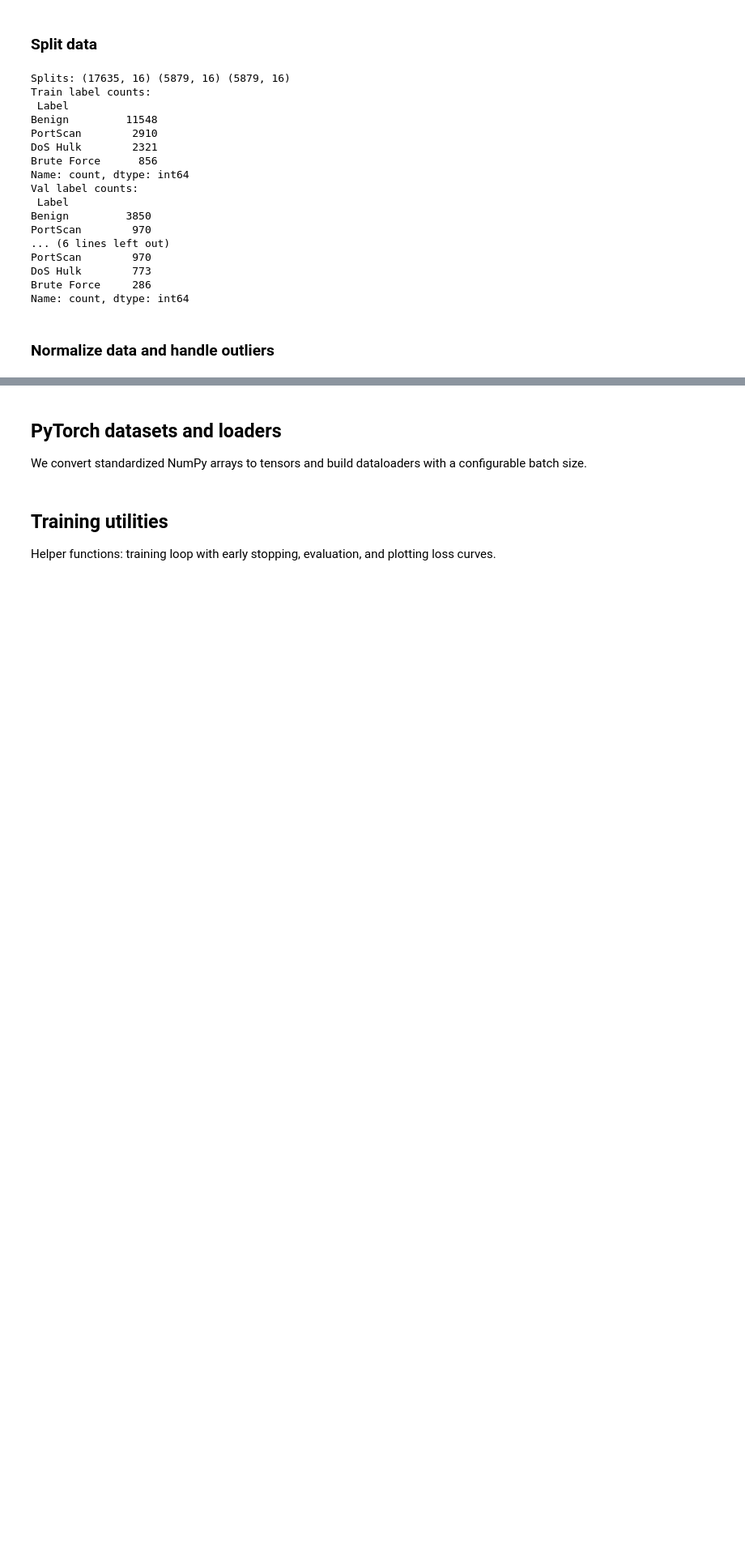
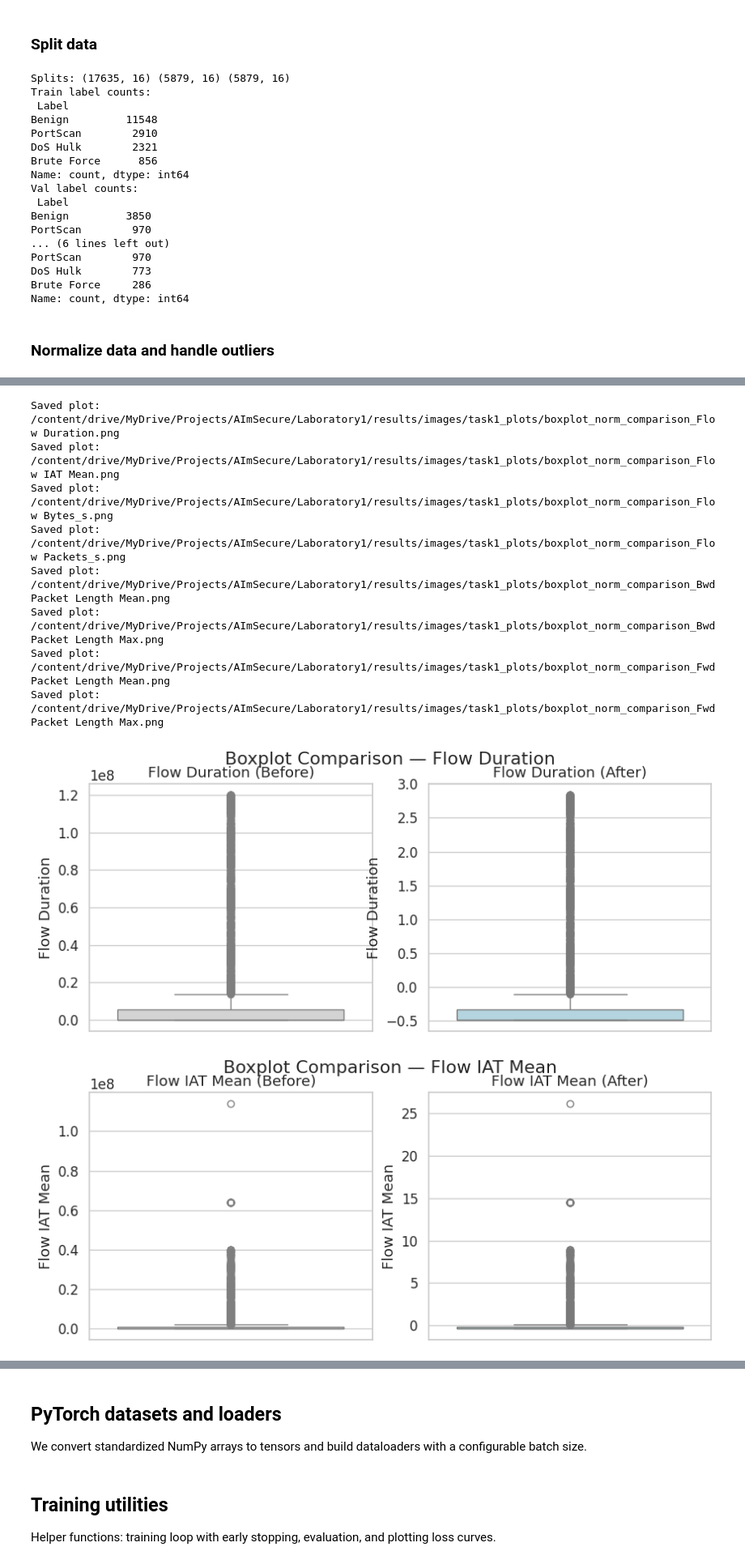
Before and after one commit to AImSecure/Laboratory1, a Jupyter notebook: lab/notebooks/Lab1_FFNN.ipynb, the cells around one changed output, grey strips where cells are left out. Shown at 81% size. Cells and saved outputs as stored; diff of their text form; code cells hidden in the pictures; blank space fills up the shorter version.

Commit message:
Laboratory 1 update

```diff
--- a/lab/notebooks/Lab1_FFNN.ipynb
+++ b/lab/notebooks/Lab1_FFNN.ipynb
@@ -338,22 +371,11 @@ zs = ((X_train[num_cols] - X_train[num_cols].mean())/X_train[num_cols].std(ddof=
 outlier_counts = (zs > 3).sum().sort_values(ascending=False)
 print("\nOutliers (>3 std) per feature on train:\n", outlier_counts.head(10))
 
-# Handle infinite values by replacing with NaN
-X_train[num_cols] = X_train[num_cols].replace([np.inf, -np.inf], np.nan)
-X_val[num_cols] = X_val[num_cols].replace([np.inf, -np.inf], np.nan)
-X_test[num_cols] = X_test[num_cols].replace([np.inf, -np.inf], np.nan)
-
-# Impute missing values using median strategy fitted on training data
-imputer = SimpleImputer(strategy='median')
-X_train_imputed = imputer.fit_transform(X_train[num_cols])
-X_val_imputed = imputer.transform(X_val[num_cols])
-X_test_imputed = imputer.transform(X_test[num_cols])
-
 # Standardize features using StandardScaler fitted on training data only
 scaler = StandardScaler()
-X_train_s = scaler.fit_transform(X_train_imputed)
-X_val_s = scaler.transform(X_val_imputed)
-X_test_s = scaler.transform(X_test_imputed)
+X_train_s = scaler.fit_transform(X_train[num_cols]) # Apply to dataframe directly after dropping NaNs
+X_val_s = scaler.transform(X_val[num_cols])
+X_test_s = scaler.transform(X_test[num_cols])
 
 # --- Save preprocessing metadata for reproducibility ---
 
@@ -361,7 +383,7 @@ scaler_meta = {
     "type":"StandardScaler",
     "fit_on":"train",
     "num_features": num_cols,
-    "imputer_strategy": "median"
+    "nan_handling": "dropped_rows" # Updated metadata
 }
 
 # Create metrics_dir if it doesn't exist
@@ -574,0 +411,36 @@ def plot_histograms_before_after(X_before, X_after, feature_names=None, bins=30,
+# %%
+# --- Generate visualization plots for outlier analysis and dimensionality reduction ---
+
+# TODO: remove functions that are not needed:
+#plot_boxplots
+#plot_boxplots_by_class
+#plot_histograms_before_after
+
+
+# Create boxplots for top numeric features
+
+# Generate boxplots for the top features after standardization
+top_features_for_plotting = [
+    'Flow Duration',
+    'Flow IAT Mean',
+    'Flow Bytes/s',
+    'Flow Packets/s',
+    'Bwd Packet Length Mean',
+    'Bwd Packet Length Max',
+    'Fwd Packet Length Mean',
+    'Fwd Packet Length Max'
+]
+
+# Ensure the plot_boxplots_before_after function is defined (it's in cell GsY0Xe28wZjM)
+plot_boxplots_before_after(X_train[top_features_for_plotting], X_train_s[:, [numeric_cols.index(f) for f in top_features_for_plotting]], feature_names=top_features_for_plotting, save_path=save_dir)
+# %% [output]
+Saved plot: /content/drive/MyDrive/Projects/AImSecure/Laboratory1/results/images/task1_plots/boxplot_norm_comparison_Flow Duration.png
+Saved plot: /content/drive/MyDrive/Projects/AImSecure/Laboratory1/results/images/task1_plots/boxplot_norm_comparison_Flow IAT Mean.png
+Saved plot: /content/drive/MyDrive/Projects/AImSecure/Laboratory1/results/images/task1_plots/boxplot_norm_comparison_Flow Bytes_s.png
+Saved plot: /content/drive/MyDrive/Projects/AImSecure/Laboratory1/results/images/task1_plots/boxplot_norm_comparison_Flow Packets_s.png
+Saved plot: /content/drive/MyDrive/Projects/AImSecure/Laboratory1/results/images/task1_plots/boxplot_norm_comparison_Bwd Packet Length Mean.png
+Saved plot: /content/drive/MyDrive/Projects/AImSecure/Laboratory1/results/images/task1_plots/boxplot_norm_comparison_Bwd Packet Length Max.png
+Saved plot: /content/drive/MyDrive/Projects/AImSecure/Laboratory1/results/images/task1_plots/boxplot_norm_comparison_Fwd Packet Length Mean.png
+Saved plot: /content/drive/MyDrive/Projects/AImSecure/Laboratory1/results/images/task1_plots/boxplot_norm_comparison_Fwd Packet Length Max.png
+[figure, added]
+[figure, added]
```
Also changed, not shown: parts of 7 cells of this notebook.
